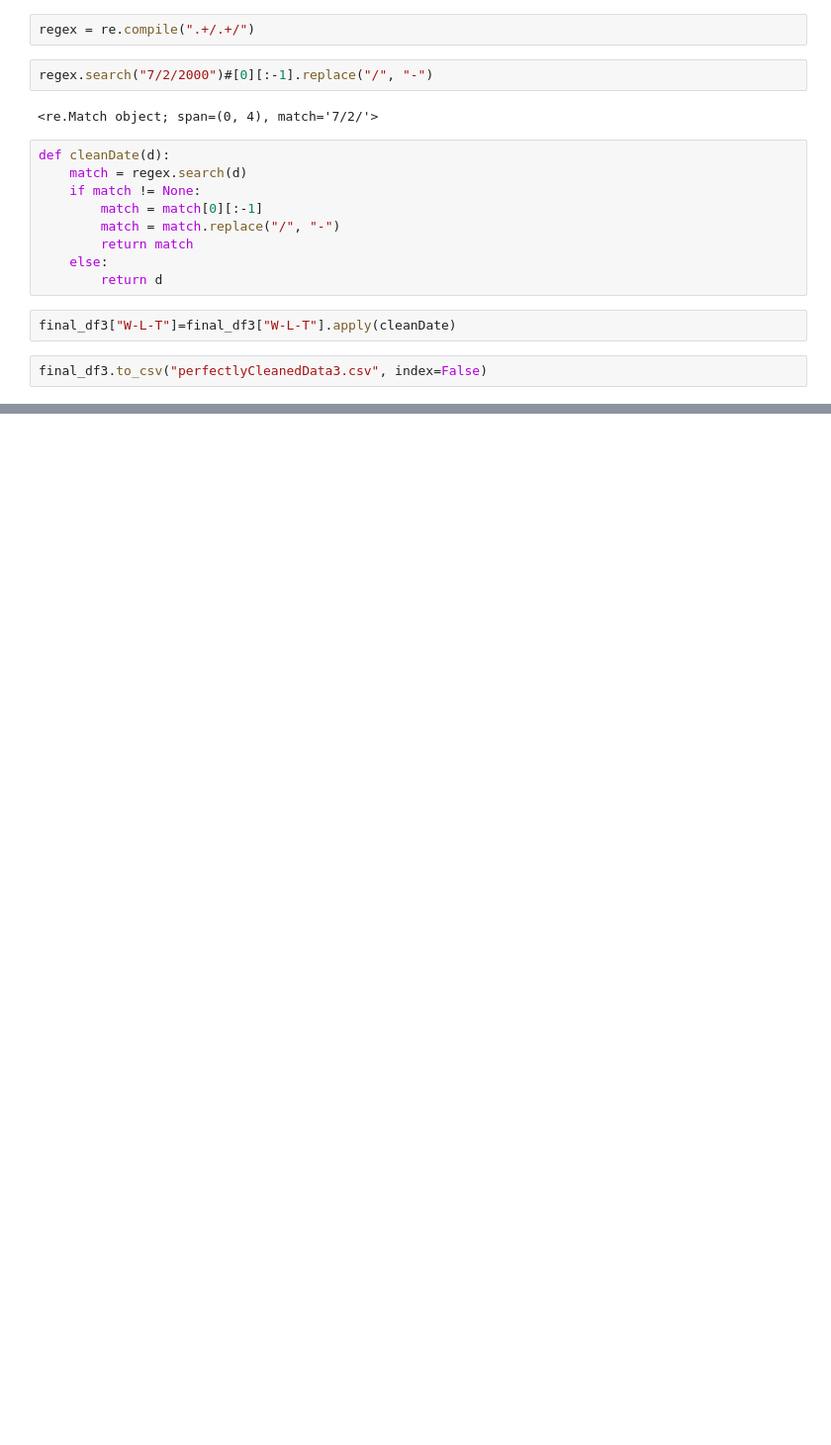
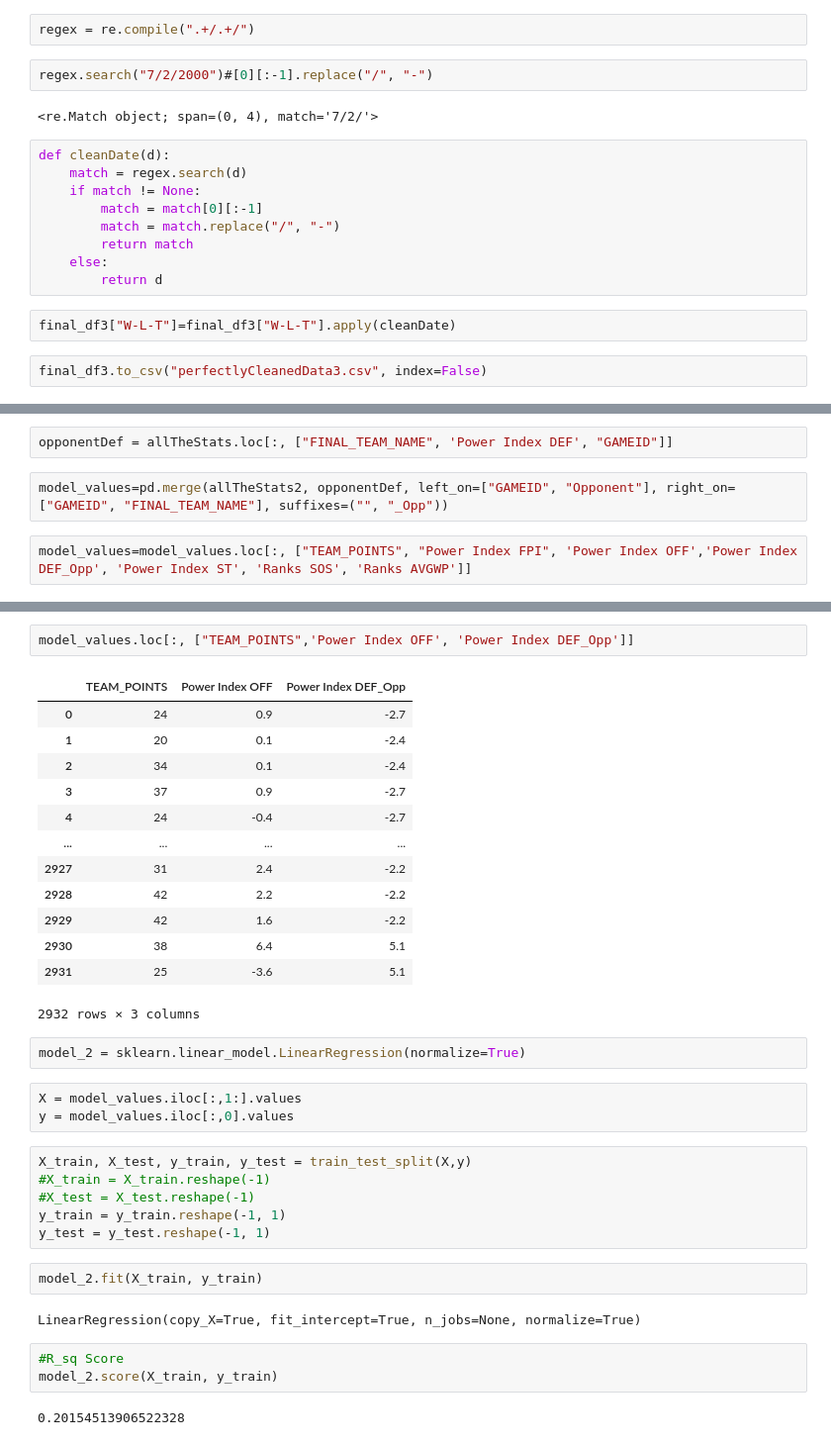
Before and after one commit to adithyav09/NFL-Big-Data-Bowl-2021.github.io, a Jupyter notebook: FinalModel/MachineLearningModels.ipynb, the cells around one changed output, grey strips where cells are left out. Shown at 99% size. Cells and saved outputs as stored; diff of their text form; blank space fills up the shorter version.

```diff
--- a/FinalModel/MachineLearningModels.ipynb
+++ b/FinalModel/MachineLearningModels.ipynb
@@ -1000,0 +1161,6 @@ final_df3.to_csv("perfectlyCleanedData3.csv", index=False)
+# %%
+opponentDef = allTheStats.loc[:, ["FINAL_TEAM_NAME", 'Power Index DEF', "GAMEID"]]
+# %%
+model_values=pd.merge(allTheStats2, opponentDef, left_on=["GAMEID", "Opponent"], right_on=["GAMEID", "FINAL_TEAM_NAME"], suffixes=("", "_Opp"))
+# %%
+model_values=model_values.loc[:, ["TEAM_POINTS", "Power Index FPI", 'Power Index OFF','Power Index DEF_Opp', 'Power Index ST', 'Ranks SOS', 'Ranks AVGWP']]
@@ -1000,0 +1184,36 @@ final_df3.to_csv("perfectlyCleanedData3.csv", index=False)
+# %%
+model_values.loc[:, ["TEAM_POINTS",'Power Index OFF', 'Power Index DEF_Opp']]
+# %% [output]
+|  | TEAM_POINTS | Power Index OFF | Power Index DEF_Opp |
+| 0 | 24 | 0.9 | -2.7 |
+| 1 | 20 | 0.1 | -2.4 |
+| 2 | 34 | 0.1 | -2.4 |
+| 3 | 37 | 0.9 | -2.7 |
+| 4 | 24 | -0.4 | -2.7 |
+| ... | ... | ... | ... |
+| 2927 | 31 | 2.4 | -2.2 |
+| 2928 | 42 | 2.2 | -2.2 |
+| 2929 | 42 | 1.6 | -2.2 |
+| 2930 | 38 | 6.4 | 5.1 |
+| 2931 | 25 | -3.6 | 5.1 |
+2932 rows × 3 columns
+# %%
+model_2 = sklearn.linear_model.LinearRegression(normalize=True)
+# %%
+X = model_values.iloc[:,1:].values
+y = model_values.iloc[:,0].values
+# %%
+X_train, X_test, y_train, y_test = train_test_split(X,y)
+#X_train = X_train.reshape(-1)
+#X_test = X_test.reshape(-1)
+y_train = y_train.reshape(-1, 1)
+y_test = y_test.reshape(-1, 1)
+# %%
+model_2.fit(X_train, y_train)
+# %% [output]
+LinearRegression(copy_X=True, fit_intercept=True, n_jobs=None, normalize=True)
+# %%
+#R_sq Score
+model_2.score(X_train, y_train)
+# %% [output]
+0.20154513906522328
```
Also changed, not shown: parts of 128 cells of this notebook.
